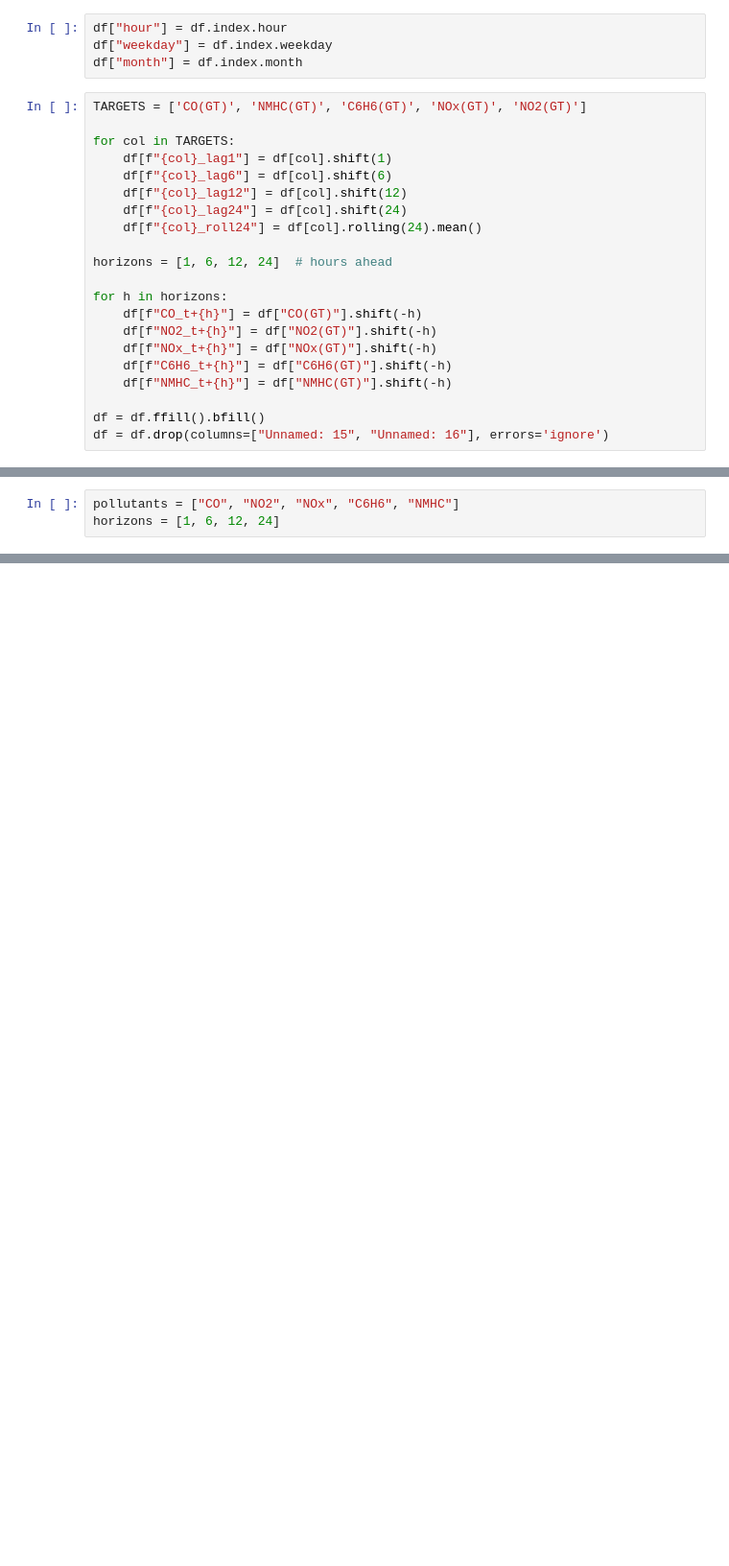
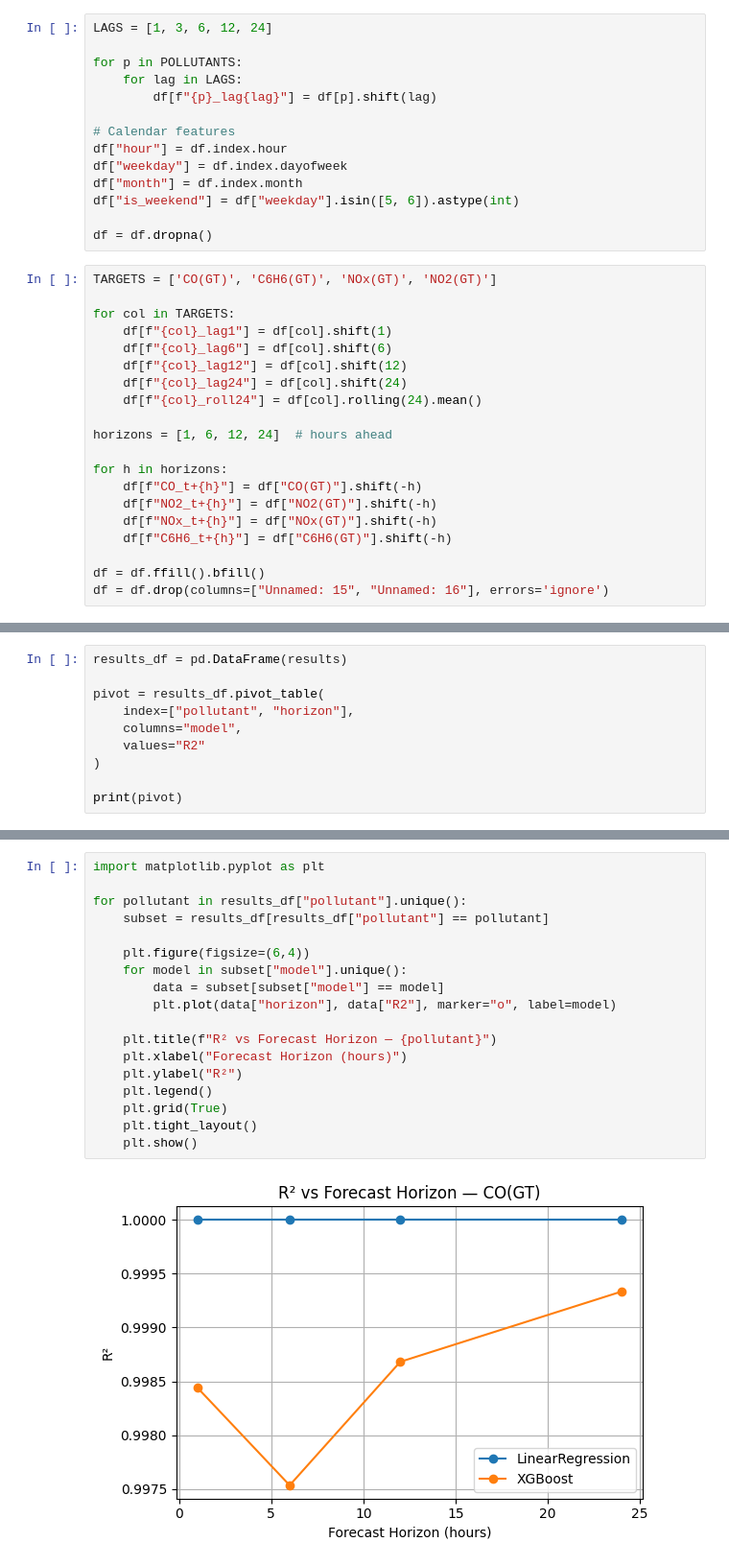
Before and after one commit to SCnR-ian/Machine-Learning---AirPollutionUCI, a Jupyter notebook: Regression.ipynb, the cells around one changed output, grey strips where cells are left out. Shown at 96% size. Drawn from its saved outputs; the diff is of its cells as text; blank space fills up the shorter version.

```diff
--- a/Regression.ipynb
+++ b/Regression.ipynb
@@ -97,9 +23,19 @@ df = df.drop(columns=['Date', 'Time'])
 # %%
+LAGS = [1, 3, 6, 12, 24]
+
+for p in POLLUTANTS:
+    for lag in LAGS:
+        df[f"{p}_lag{lag}"] = df[p].shift(lag)
+
+# Calendar features
 df["hour"] = df.index.hour
-df["weekday"] = df.index.weekday
+df["weekday"] = df.index.dayofweek
 df["month"] = df.index.month
+df["is_weekend"] = df["weekday"].isin([5, 6]).astype(int)
+
+df = df.dropna()
 # %%
-TARGETS = ['CO(GT)', 'NMHC(GT)', 'C6H6(GT)', 'NOx(GT)', 'NO2(GT)']
+TARGETS = ['CO(GT)', 'C6H6(GT)', 'NOx(GT)', 'NO2(GT)']
 
 for col in TARGETS:
     df[f"{col}_lag1"] = df[col].shift(1)
@@ -115,7 +51,6 @@ for h in horizons:
     df[f"NO2_t+{h}"] = df["NO2(GT)"].shift(-h)
     df[f"NOx_t+{h}"] = df["NOx(GT)"].shift(-h)
     df[f"C6H6_t+{h}"] = df["C6H6(GT)"].shift(-h)
-    df[f"NMHC_t+{h}"] = df["NMHC(GT)"].shift(-h)
 
 df = df.ffill().bfill()
 df = df.drop(columns=["Unnamed: 15", "Unnamed: 16"], errors='ignore')
@@ -148,3 +149,10 @@ test_scaled = pd.DataFrame(scaler.transform(test),
 # %%
-pollutants = ["CO", "NO2", "NOx", "C6H6", "NMHC"]
-horizons = [1, 6, 12, 24]
+results_df = pd.DataFrame(results)
+
+pivot = results_df.pivot_table(
+    index=["pollutant", "horizon"],
+    columns="model",
+    values="R2"
+)
+
+print(pivot)
@@ -423,0 +178,20 @@ ModuleNotFoundError: No module named 'tensorflow'
+# %%
+import matplotlib.pyplot as plt
+
+for pollutant in results_df["pollutant"].unique():
+    subset = results_df[results_df["pollutant"] == pollutant]
+
+    plt.figure(figsize=(6,4))
+    for model in subset["model"].unique():
+        data = subset[subset["model"] == model]
+        plt.plot(data["horizon"], data["R2"], marker="o", label=model)
+
+    plt.title(f"R² vs Forecast Horizon — {pollutant}")
+    plt.xlabel("Forecast Horizon (hours)")
+    plt.ylabel("R²")
+    plt.legend()
+    plt.grid(True)
+    plt.tight_layout()
+    plt.show()
+# %% [output]
+[figure, added]
```
Also changed, not shown: parts of 12 cells of this notebook, 8 other files.
